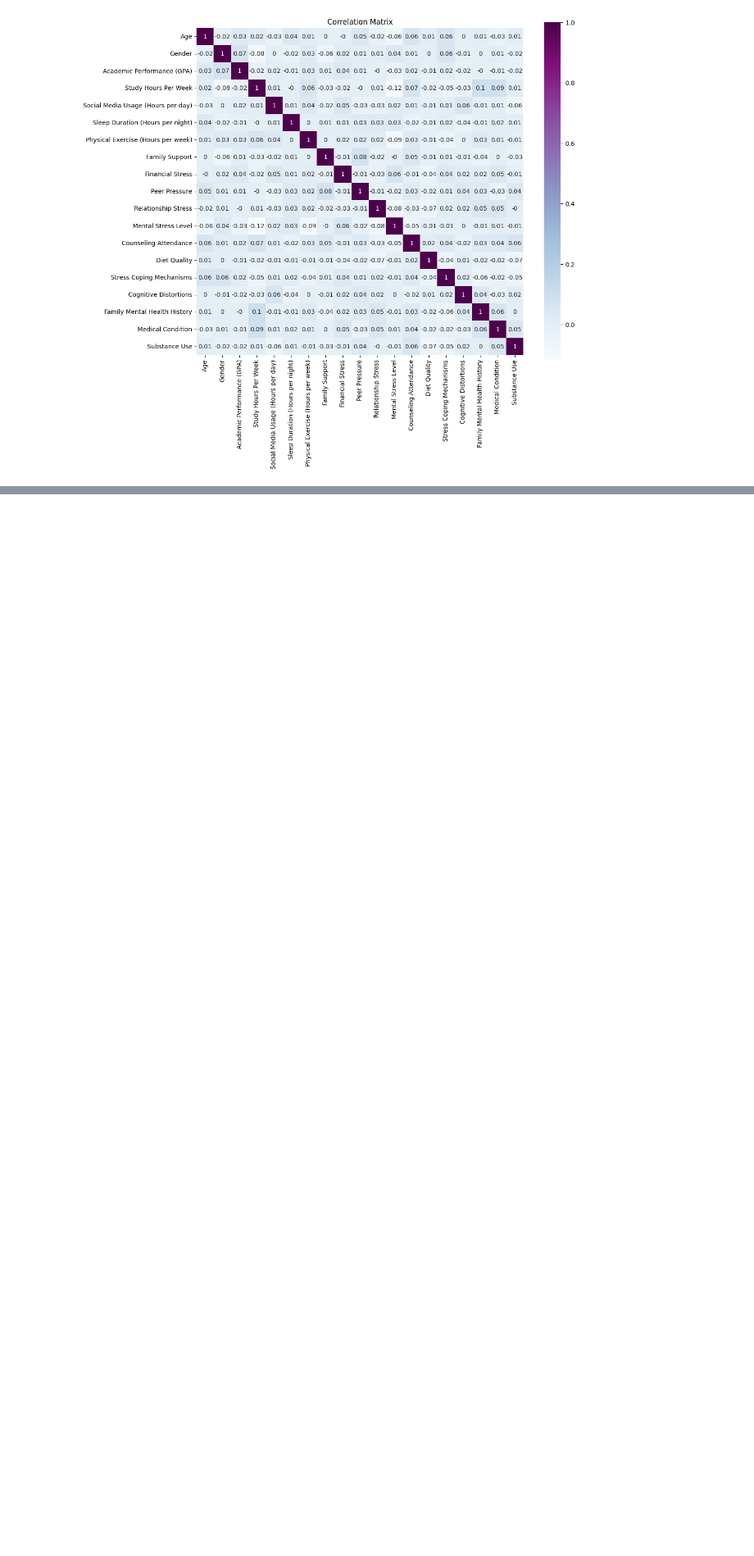
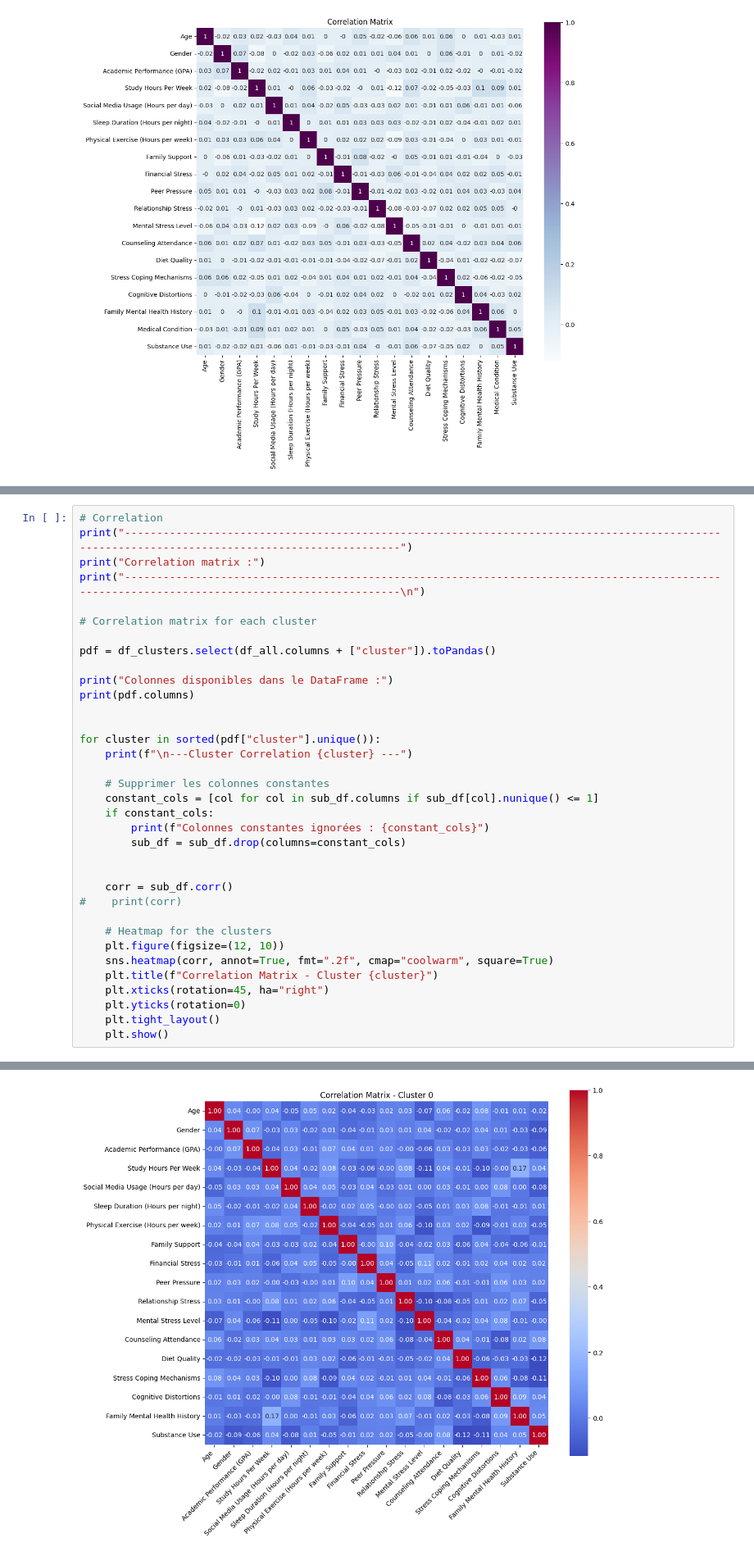
Before and after one commit to Sn-Kirtika/Students-Mental-Health, a Jupyter notebook: student_mental_health_analysis.ipynb, the cells around one changed output, grey strips where cells are left out. Shown at 82% size. Drawn from its saved outputs; the diff is of its cells as text; blank space fills up the shorter version.

Commit message:
update clustering

```diff
--- a/student_mental_health_analysis.ipynb
+++ b/student_mental_health_analysis.ipynb
@@ -409,0 +541,36 @@ plt.show()
+# %%
+# Correlation
+print("-----------------------------------------------------------------------------------------------------------------------------------------------")
+print("Correlation matrix :")
+print("-----------------------------------------------------------------------------------------------------------------------------------------------\n")
+
+# Correlation matrix for each cluster
+
+pdf = df_clusters.select(df_all.columns + ["cluster"]).toPandas()
+
+print("Colonnes disponibles dans le DataFrame :")
+print(pdf.columns)
+
+
+for cluster in sorted(pdf["cluster"].unique()):
+    print(f"\n---Cluster Correlation {cluster} ---")
+
+    # Supprimer les colonnes constantes
+    constant_cols = [col for col in sub_df.columns if sub_df[col].nunique() <= 1]
+    if constant_cols:
+        print(f"Colonnes constantes ignorées : {constant_cols}")
+        sub_df = sub_df.drop(columns=constant_cols)
+
+
+    corr = sub_df.corr()
+#    print(corr)
+
+    # Heatmap for the clusters
+    plt.figure(figsize=(12, 10))
+    sns.heatmap(corr, annot=True, fmt=".2f", cmap="coolwarm", square=True)
+    plt.title(f"Correlation Matrix - Cluster {cluster}")
+    plt.xticks(rotation=45, ha="right")
+    plt.yticks(rotation=0)
+    plt.tight_layout()
+    plt.show()
+# %% [output]
@@ -409,0 +595 @@ plt.show()
+[figure, added]
```
Also changed, not shown: parts of 13 cells of this notebook.
